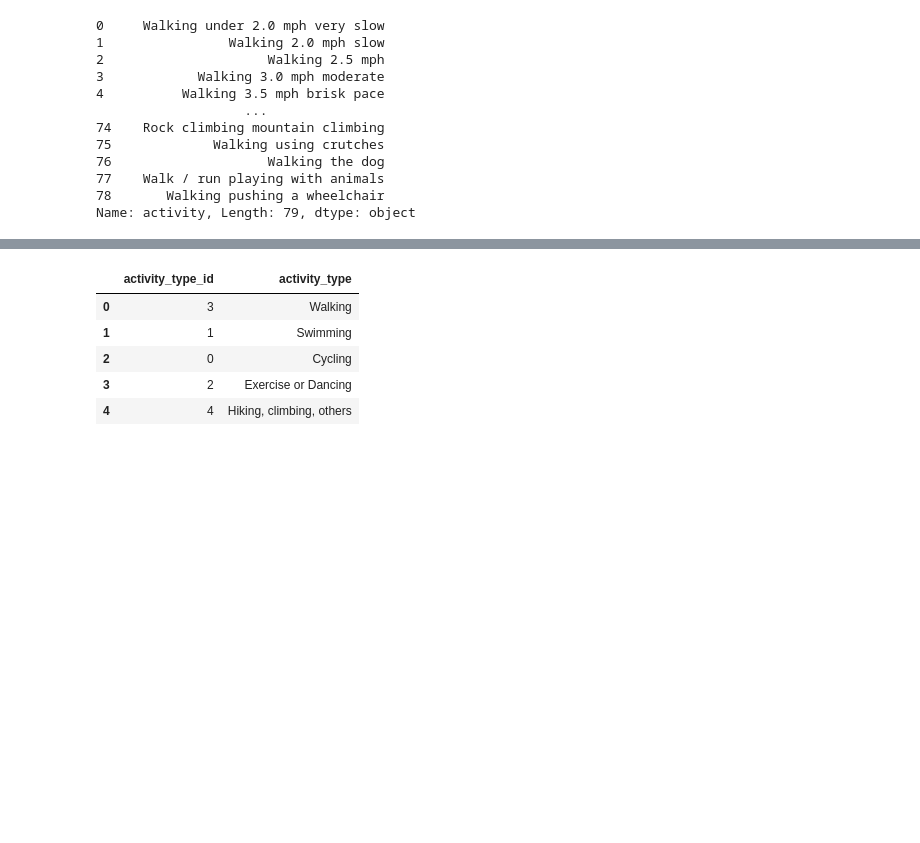
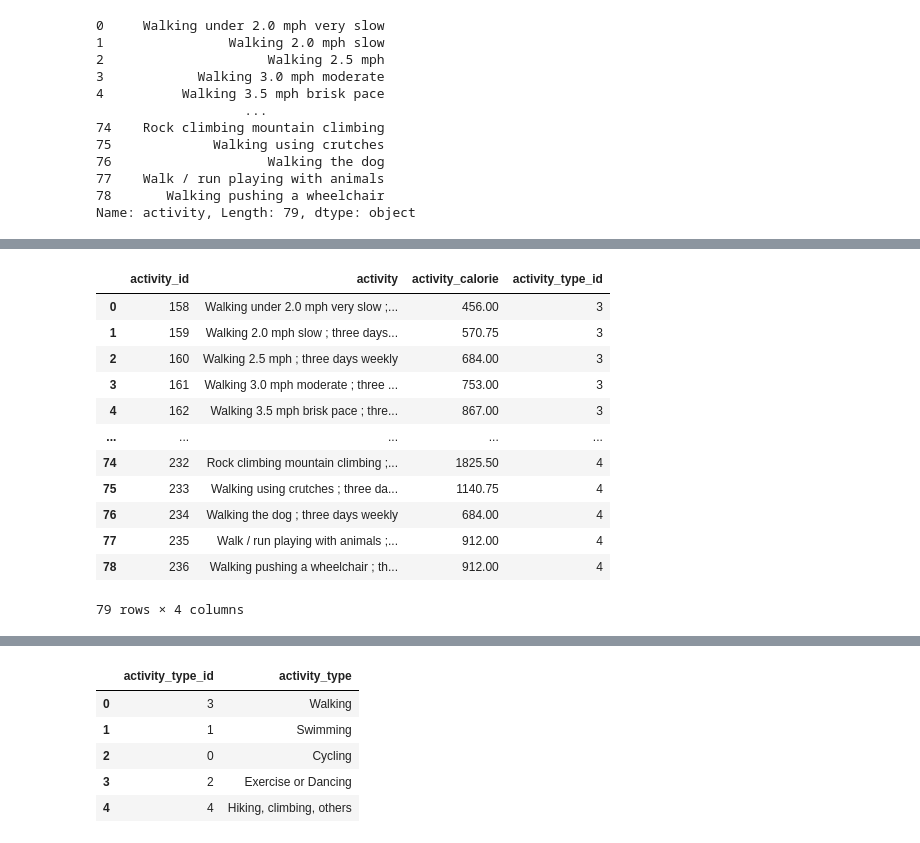
Before and after one commit to GuantingZhou/TP19, a Jupyter notebook: database files/data_collection.ipynb, the cells around one changed output, grey strips where cells are left out. Drawn from its saved outputs; the diff is of its cells as text; code cells hidden in the pictures; blank space fills up the shorter version.

```diff
--- a/database files/data_collection.ipynb
+++ b/database files/data_collection.ipynb
@@ -263,0 +318,19 @@ Name: activity, Length: 79, dtype: object
+# %%
+activity_three_times = activity.assign(activity = activity.activity + ' ; three days weekly')
+activity_three_times['activity_calorie'] = activity['activity_calorie']*3
+activity_three_times['activity_id'] = activity_two_times['activity_id']+79
+activity_three_times
+# %% [output]
+|  | activity_id | activity | activity_calorie | activity_type_id |
+| 0 | 158 | Walking under 2.0 mph very slow ;... | 456.00 | 3 |
+| 1 | 159 | Walking 2.0 mph slow ; three days... | 570.75 | 3 |
+| 2 | 160 | Walking 2.5 mph ; three days weekly | 684.00 | 3 |
+| 3 | 161 | Walking 3.0 mph moderate ; three ... | 753.00 | 3 |
+| 4 | 162 | Walking 3.5 mph brisk pace ; thre... | 867.00 | 3 |
+| ... | ... | ... | ... | ... |
+| 74 | 232 | Rock climbing mountain climbing ;... | 1825.50 | 4 |
+| 75 | 233 | Walking using crutches ; three da... | 1140.75 | 4 |
+| 76 | 234 | Walking the dog ; three days weekly | 684.00 | 4 |
+| 77 | 235 | Walk / run playing with animals ;... | 912.00 | 4 |
+| 78 | 236 | Walking pushing a wheelchair ; th... | 912.00 | 4 |
+79 rows × 4 columns
```
Also changed, not shown: parts of 23 cells of this notebook, 2 other files.
